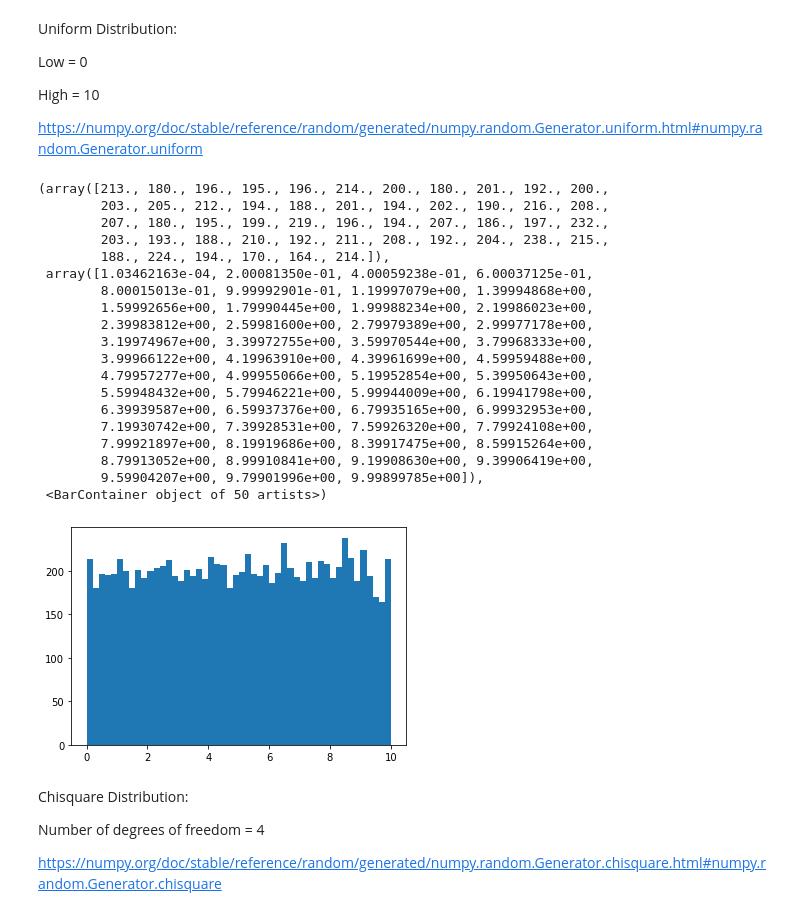
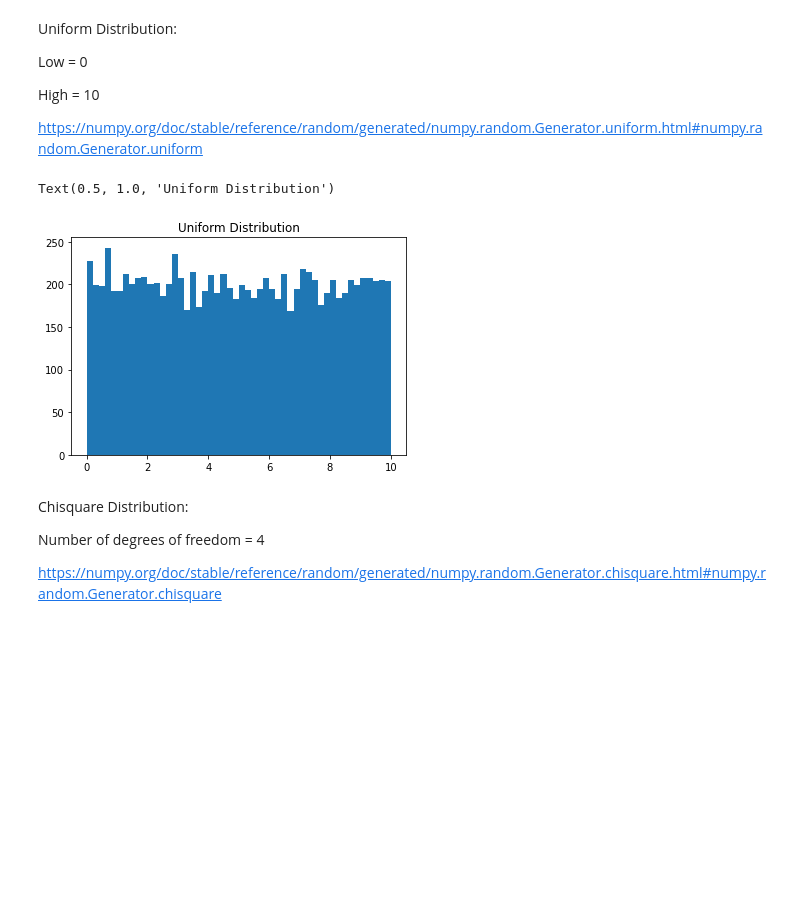
Before and after one commit to micheal-mcenery/funddata-assessment, a Jupyter notebook: Topic 2 - Randomness.ipynb, the cells around one changed output. Saved outputs shown, nothing was run; the diff lists cells and outputs as text; code cells hidden in the pictures; blank space fills up the shorter version.

```diff
--- a/Topic 2 - Randomness.ipynb
+++ b/Topic 2 - Randomness.ipynb
@@ -92,36 +97,22 @@ https://numpy.org/doc/stable/reference/random/generated/numpy.random.Generator.u
 # %%
 import matplotlib.pyplot as plt
 import numpy as np
 
-
+# define random number generator
 rng = np.random.default_rng()
 
+# generate samples
 samples = rng.uniform(0, 10, 10000)
 
+#define plot
 fig, ax = plt.subplots()
 
+# generate histogram
 ax.hist(samples, bins=50)
+ax.set_title("Uniform Distribution")
 # %% [output]
-(array([213., 180., 196., 195., 196., 214., 200., 180., 201., 192., 200.,
-        203., 205., 212., 194., 188., 201., 194., 202., 190., 216., 208.,
-        207., 180., 195., 199., 219., 196., 194., 207., 186., 197., 232.,
-        203., 193., 188., 210., 192., 211., 208., 192., 204., 238., 215.,
-        188., 224., 194., 170., 164., 214.]),
- array([1.03462163e-04, 2.00081350e-01, 4.00059238e-01, 6.00037125e-01,
-        8.00015013e-01, 9.99992901e-01, 1.19997079e+00, 1.39994868e+00,
-        1.59992656e+00, 1.79990445e+00, 1.99988234e+00, 2.19986023e+00,
-        2.39983812e+00, 2.59981600e+00, 2.79979389e+00, 2.99977178e+00,
-        3.19974967e+00, 3.39972755e+00, 3.59970544e+00, 3.79968333e+00,
-        3.99966122e+00, 4.19963910e+00, 4.39961699e+00, 4.59959488e+00,
-        4.79957277e+00, 4.99955066e+00, 5.19952854e+00, 5.39950643e+00,
-        5.59948432e+00, 5.79946221e+00, 5.99944009e+00, 6.19941798e+00,
-        6.39939587e+00, 6.59937376e+00, 6.79935165e+00, 6.99932953e+00,
-        7.19930742e+00, 7.39928531e+00, 7.59926320e+00, 7.79924108e+00,
-        7.99921897e+00, 8.19919686e+00, 8.39917475e+00, 8.59915264e+00,
-        8.79913052e+00, 8.99910841e+00, 9.19908630e+00, 9.39906419e+00,
-        9.59904207e+00, 9.79901996e+00, 9.99899785e+00]),
- <BarContainer object of 50 artists>)
+Text(0.5, 1.0, 'Uniform Distribution')
-[figure, old version]
+[figure, new version]
 # %% [markdown]
 Chisquare Distribution:
 
```
Also changed, not shown: parts of 3 cells of this notebook.
